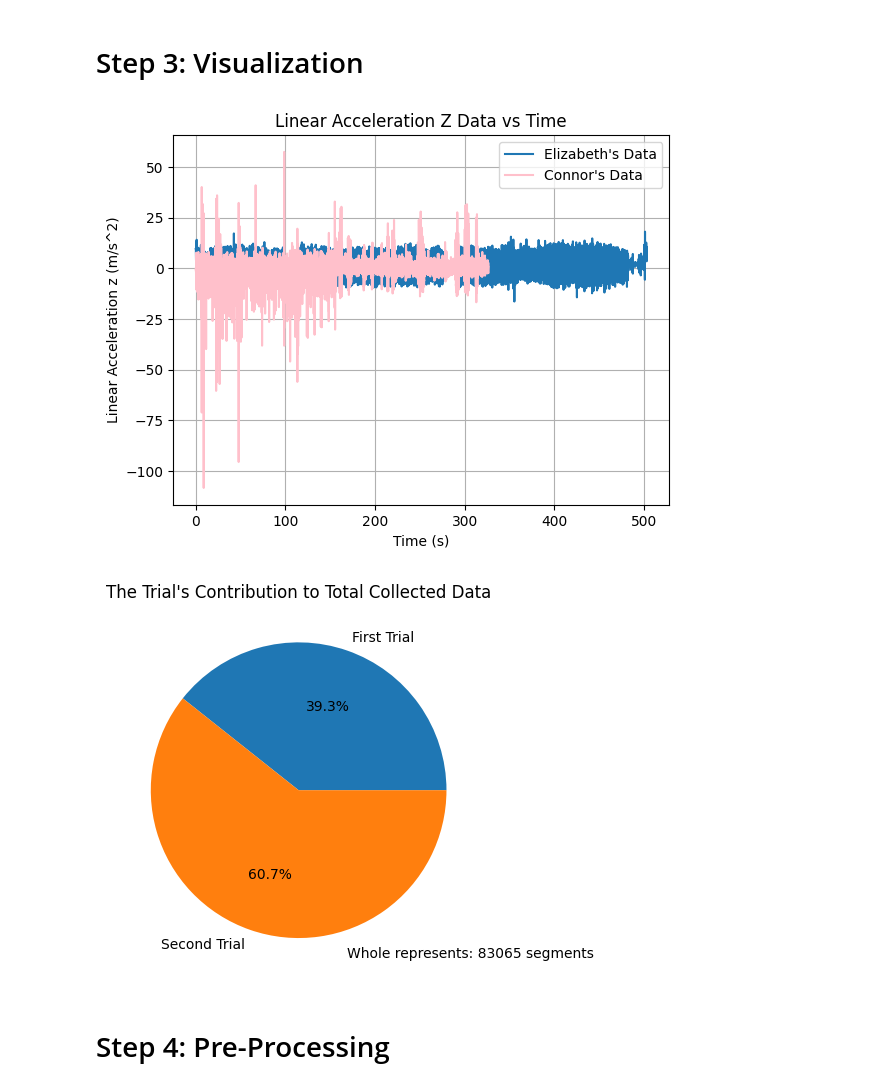
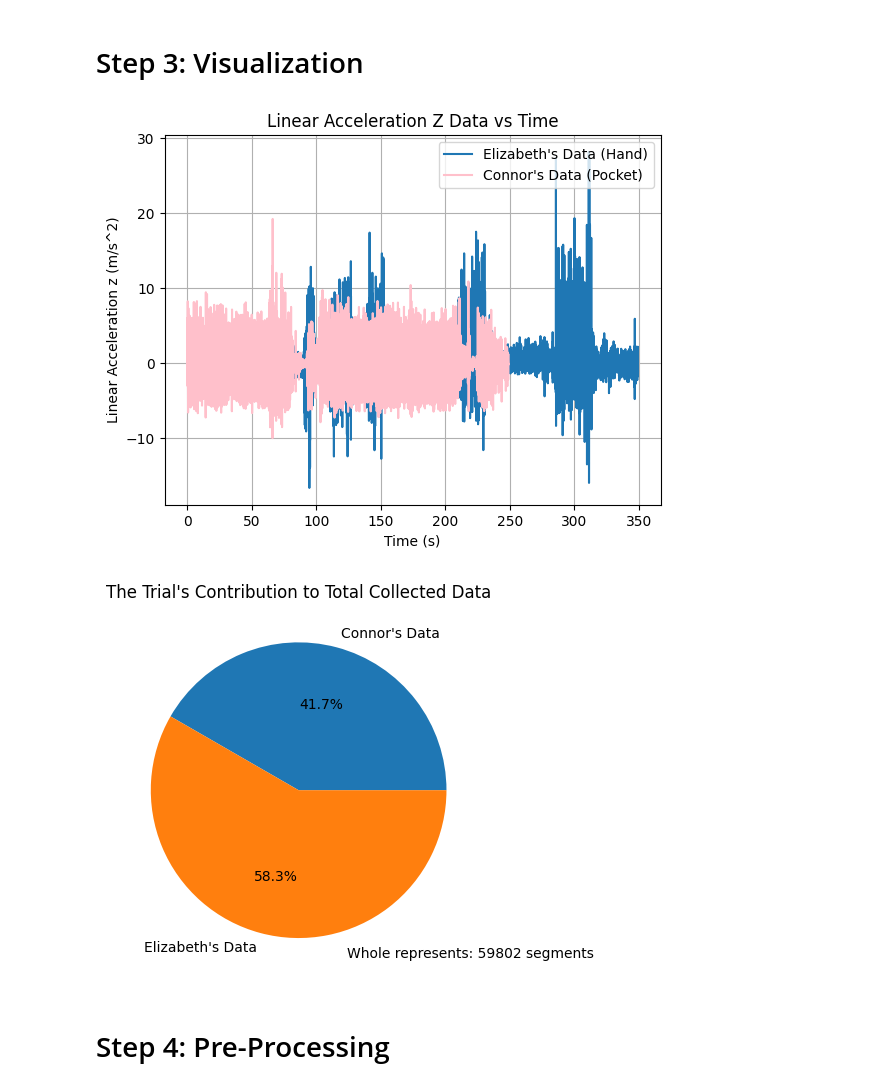
Before and after one commit to connor-leung/walking-jumping-predicting-app, a Jupyter notebook: analysis.ipynb, the cells around one changed output. Cells and saved outputs as stored; diff of their text form; code cells hidden in the pictures.

```diff
--- a/analysis.ipynb
+++ b/analysis.ipynb
@@ -6,35 +58,53 @@
 # %% [markdown]
 # Step 3: Visualization
 # %%
+# Imports
 import matplotlib.pyplot as plt
 import pandas as pd
-import numpy as np
 
-dfFirst = pd.read_csv(r"ConnorData.csv")
-dfSecond = pd.read_csv(r"ElizabethData.csv")
+# Data plot
+# Create the X axis (Time) for the length that Connor jumped
+dfConnor = pd.read_csv(r"ConnorData.csv")
+xFirstAxis = dfConnor["Time (s)"]
 
-xFirstAxis = dfFirst["Time (s)"]
-xSecondAxis = dfSecond["Time (s)"]
+# Create the X axis (Time) for the length of time Elizabeth jumped
+dfElizabeth = pd.read_csv(r"ElizabethData.csv")
+xSecondAxis = dfElizabeth["Time (s)"]
 
-plt.plot(xSecondAxis, dfSecond["Acceleration z (m/s^2)"], label = "Elizabeth's Data")
-plt.plot(xFirstAxis, dfFirst['Linear Acceleration z (m/s^2)'], label = "Connor's Data", color = "pink")
+# Plot each team member's data with respect to the length of time they collected data for
+plt.plot(xSecondAxis, dfElizabeth["Linear Acceleration z (m/s^2)"], label = "Elizabeth's Data (Hand)")
+plt.plot(xFirstAxis, dfConnor['Linear Acceleration z (m/s^2)'], label = "Connor's Data (Pocket)", color = "pink")
+
+# Axis labels
 plt.xlabel("Time (s)")
 plt.ylabel("Linear Acceleration z (m/s^2)")
+
+# Legend placement
 plt.legend(loc = "upper right")
+# Title and grid
 plt.title("Linear Acceleration Z Data vs Time")
 plt.grid(True)
 plt.show()
 
-sizes = [len(dfFirst), len(dfSecond)]
+# Meta-Data plot
+# Calculate the amount of data in each member's data frames and the total size of the data frame
+sizes = [len(dfConnor), len(dfElizabeth)]
 total = sum(sizes)
-labels = ['First Trial', 'Second Trial']
+
+# Labels and title
+labels = ["Connor's Data", "Elizabeth's Data"]
+plt.title("The Trial's Contribution to Total Collected Data")
+
+# Plot the amount of data each team member contributed
 plt.pie(sizes, labels = labels, autopct='%1.1f%%')
-plt.title("The Trial's Contribution to Total Collected Data")
+
+# Display the total amount of data collected
 plt.text(2, -1.15, f'Whole represents: {total} segments', ha='right', va = 'bottom' )
+
 plt.show()
 # %% [output]
-[figure, old version]
+[figure, new version]
-[figure, old version]
+[figure, new version]
 # %% [markdown]
 # Step 4: Pre-Processing
 # %%
```
Also changed, not shown: parts of 6 cells of this notebook, 1 other file.
